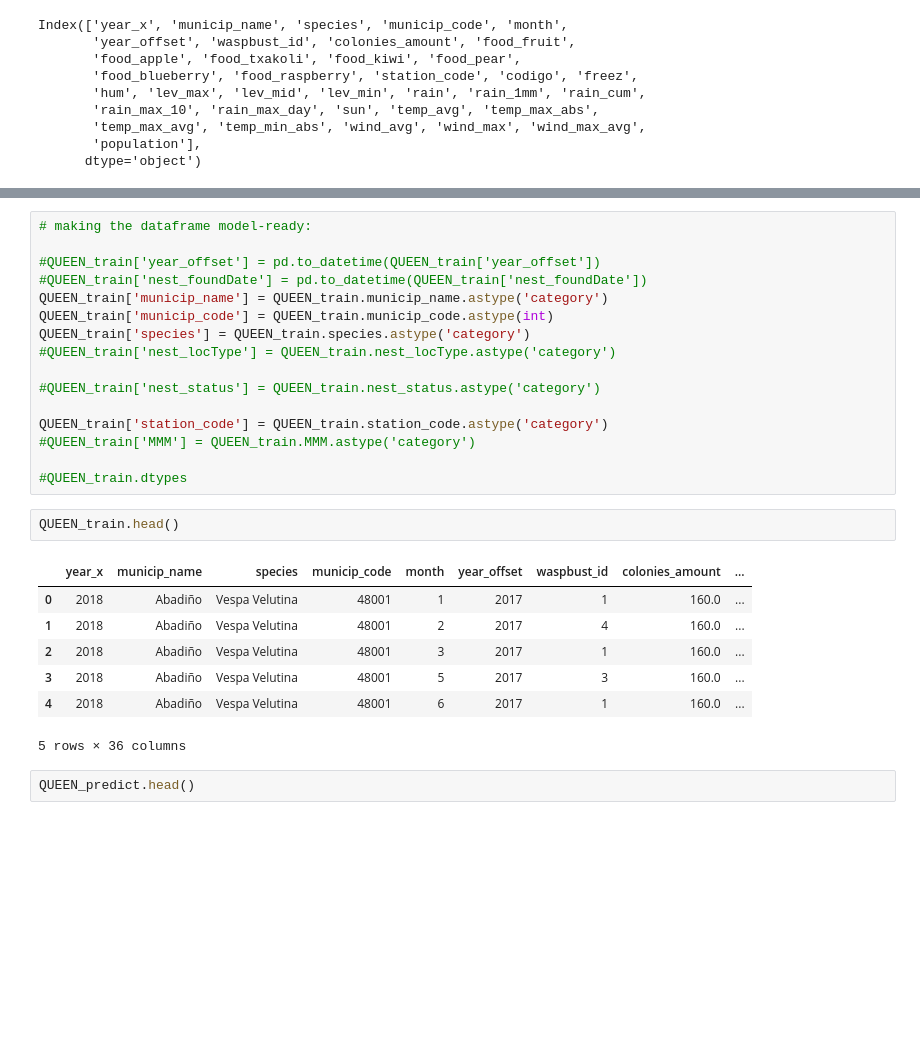
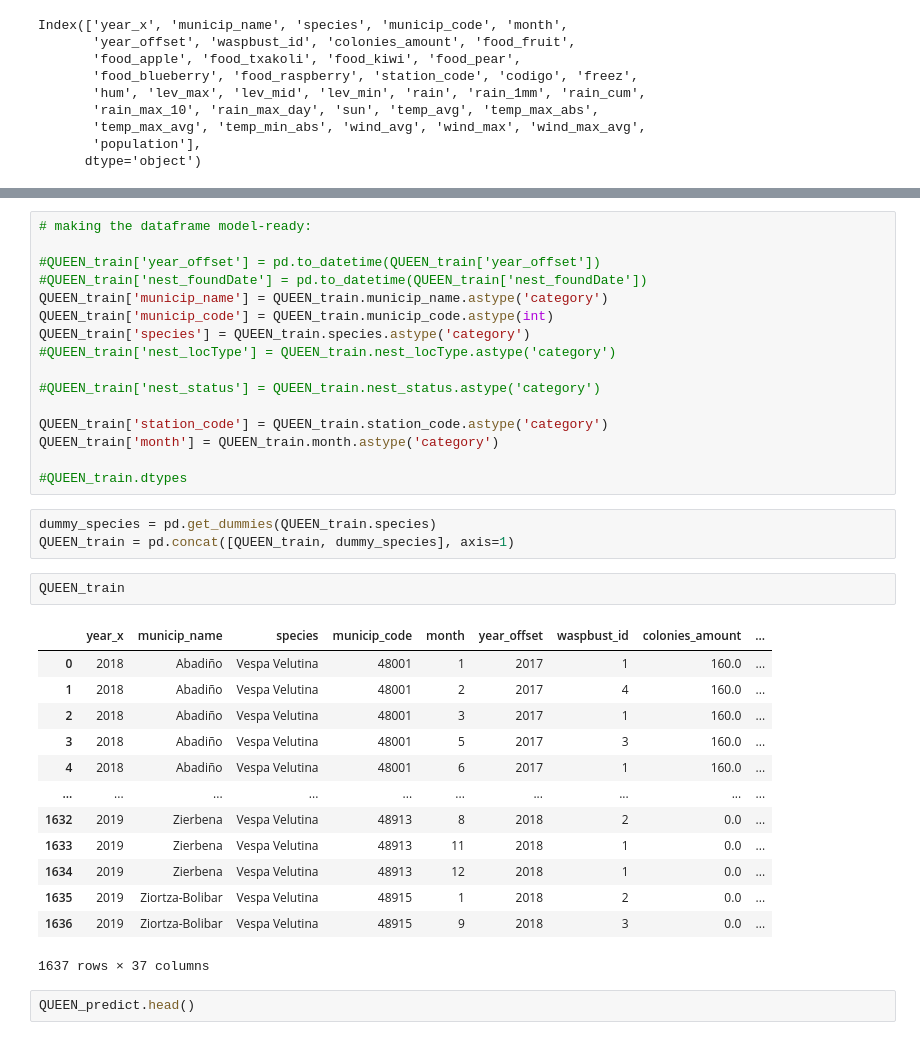
Before and after one commit to IEwaspbusters/KopuruVespaCompetitionIE, a Jupyter notebook: Competition_subs/2021-05-12_submit/batch_OLSyears/workerbee05_HEX.ipynb, the cells around one changed output, grey strips where cells are left out. Saved outputs shown, nothing was run; the diff lists cells and outputs as text; blank space fills up the shorter version.

```diff
--- a/Competition_subs/2021-05-12_submit/batch_OLSyears/workerbee05_HEX.ipynb
+++ b/Competition_subs/2021-05-12_submit/batch_OLSyears/workerbee05_HEX.ipynb
@@ -64,19 +84,28 @@ QUEEN_train['species'] = QUEEN_train.species.astype('category')
 #QUEEN_train['nest_status'] = QUEEN_train.nest_status.astype('category')
 
 QUEEN_train['station_code'] = QUEEN_train.station_code.astype('category')
-#QUEEN_train['MMM'] = QUEEN_train.MMM.astype('category')
+QUEEN_train['month'] = QUEEN_train.month.astype('category')
 
 #QUEEN_train.dtypes
+# %%
+dummy_species = pd.get_dummies(QUEEN_train.species)
+QUEEN_train = pd.concat([QUEEN_train, dummy_species], axis=1)
 # %%
-QUEEN_train.head()
+QUEEN_train
 # %% [output]
 |  | year_x | municip_name | species | municip_code | month | year_offset | waspbust_id | colonies_amount | ... |
 | 0 | 2018 | Abadiño | Vespa Velutina | 48001 | 1 | 2017 | 1 | 160.0 | ... |
 | 1 | 2018 | Abadiño | Vespa Velutina | 48001 | 2 | 2017 | 4 | 160.0 | ... |
 | 2 | 2018 | Abadiño | Vespa Velutina | 48001 | 3 | 2017 | 1 | 160.0 | ... |
 | 3 | 2018 | Abadiño | Vespa Velutina | 48001 | 5 | 2017 | 3 | 160.0 | ... |
 | 4 | 2018 | Abadiño | Vespa Velutina | 48001 | 6 | 2017 | 1 | 160.0 | ... |
+| ... | ... | ... | ... | ... | ... | ... | ... | ... | ... |
+| 1632 | 2019 | Zierbena | Vespa Velutina | 48913 | 8 | 2018 | 2 | 0.0 | ... |
+| 1633 | 2019 | Zierbena | Vespa Velutina | 48913 | 11 | 2018 | 1 | 0.0 | ... |
+| 1634 | 2019 | Zierbena | Vespa Velutina | 48913 | 12 | 2018 | 1 | 0.0 | ... |
+| 1635 | 2019 | Ziortza-Bolibar | Vespa Velutina | 48915 | 1 | 2018 | 2 | 0.0 | ... |
+| 1636 | 2019 | Ziortza-Bolibar | Vespa Velutina | 48915 | 9 | 2018 | 3 | 0.0 | ... |
-5 rows × 36 columns
+1637 rows × 37 columns
 # %%
 QUEEN_predict.head()
 # %% [output]
```
Also changed, not shown: parts of 9 cells of this notebook.
